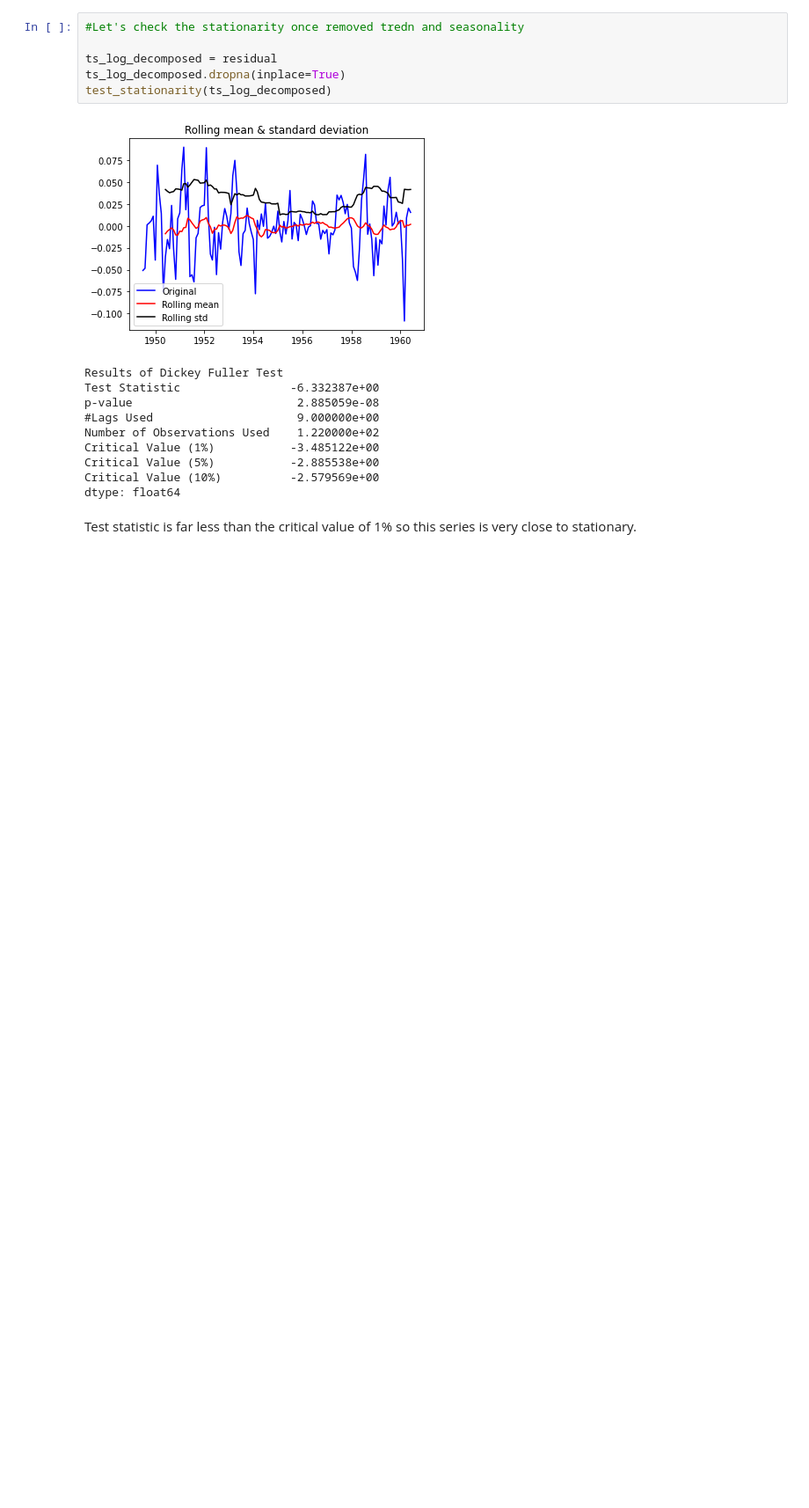
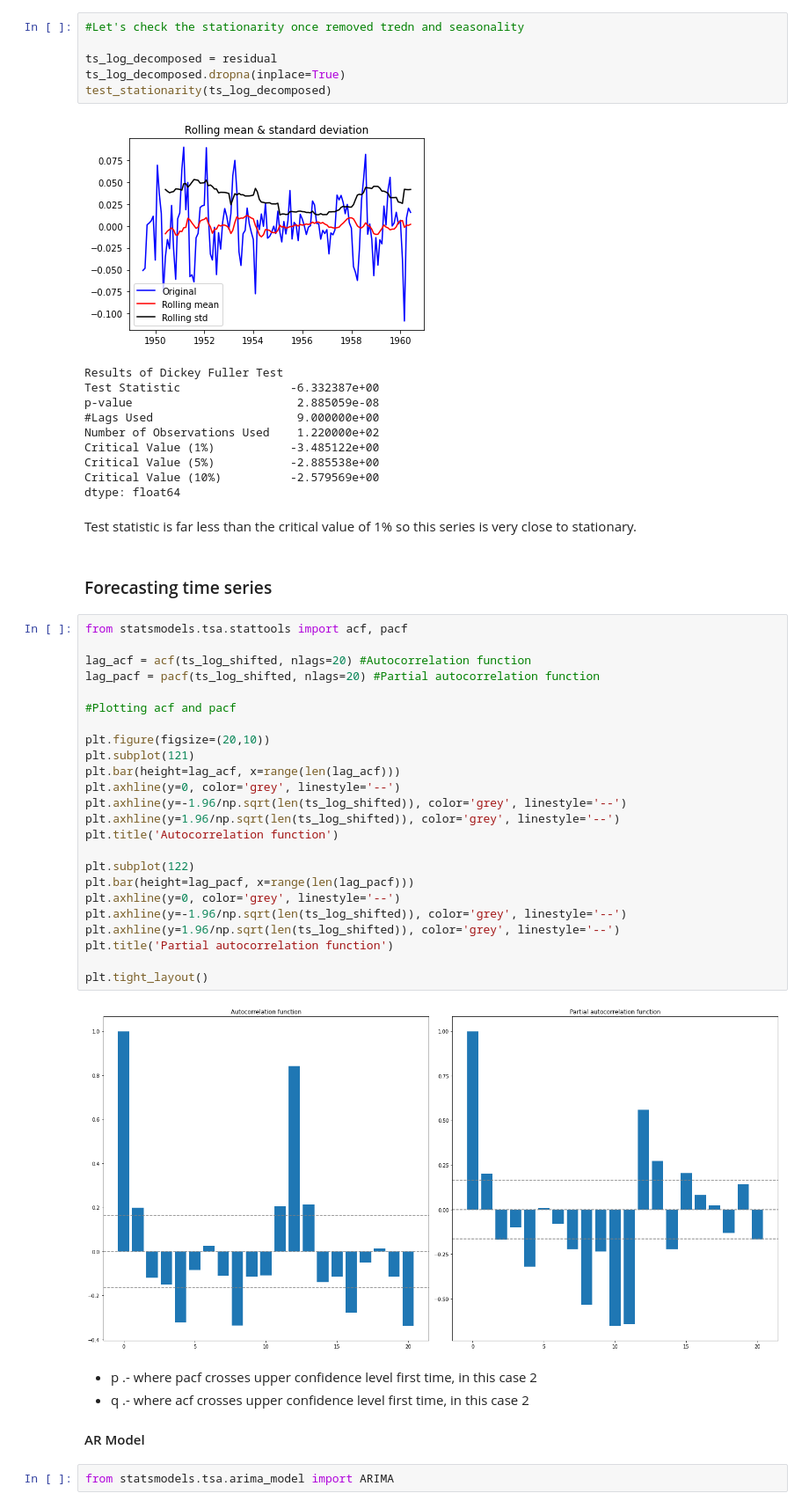
Before and after one commit to guillermofd/time-series, a Jupyter notebook: time series.ipynb, the cells around one changed output. Shown at 88% size. Drawn from its saved outputs; the diff is of its cells as text; blank space fills up the shorter version.

Commit message:
Forecast with ARIMA models

```diff
--- a/time series.ipynb
+++ b/time series.ipynb
@@ -316,3 +316,40 @@ Critical Value (10%)          -2.579569e+00
 dtype: float64
 # %% [markdown]
 Test statistic is far less than the critical value of 1% so this series is very close to stationary.
+# %% [markdown]
+### Forecasting time series
+# %%
+from statsmodels.tsa.stattools import acf, pacf
+
+lag_acf = acf(ts_log_shifted, nlags=20) #Autocorrelation function
+lag_pacf = pacf(ts_log_shifted, nlags=20) #Partial autocorrelation function
+
+#Plotting acf and pacf
+
+plt.figure(figsize=(20,10))
+plt.subplot(121)
+plt.bar(height=lag_acf, x=range(len(lag_acf)))
+plt.axhline(y=0, color='grey', linestyle='--')
+plt.axhline(y=-1.96/np.sqrt(len(ts_log_shifted)), color='grey', linestyle='--')
+plt.axhline(y=1.96/np.sqrt(len(ts_log_shifted)), color='grey', linestyle='--')
+plt.title('Autocorrelation function')
+
+plt.subplot(122)
+plt.bar(height=lag_pacf, x=range(len(lag_pacf)))
+plt.axhline(y=0, color='grey', linestyle='--')
+plt.axhline(y=-1.96/np.sqrt(len(ts_log_shifted)), color='grey', linestyle='--')
+plt.axhline(y=1.96/np.sqrt(len(ts_log_shifted)), color='grey', linestyle='--')
+plt.title('Partial autocorrelation function')
+
+plt.tight_layout()
+# %% [output]
+[figure, added]
+# %% [markdown]
+<ul>
+    <li>p .- where pacf crosses upper confidence level first time, in this case 2
+    <li>q .- where acf crosses upper confidence level first time, in this case 2
+</ul>
+
+#### AR Model
+# %%
+from statsmodels.tsa.arima_model import ARIMA
```
Also changed, not shown: parts of 7 cells of this notebook, 1 other file.
